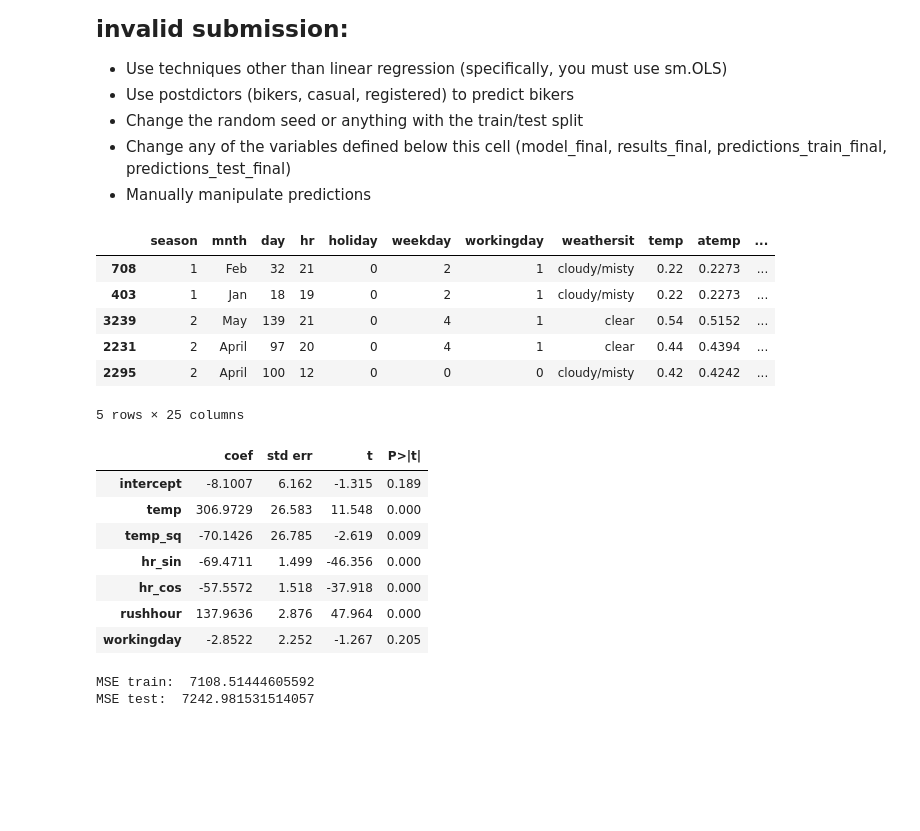
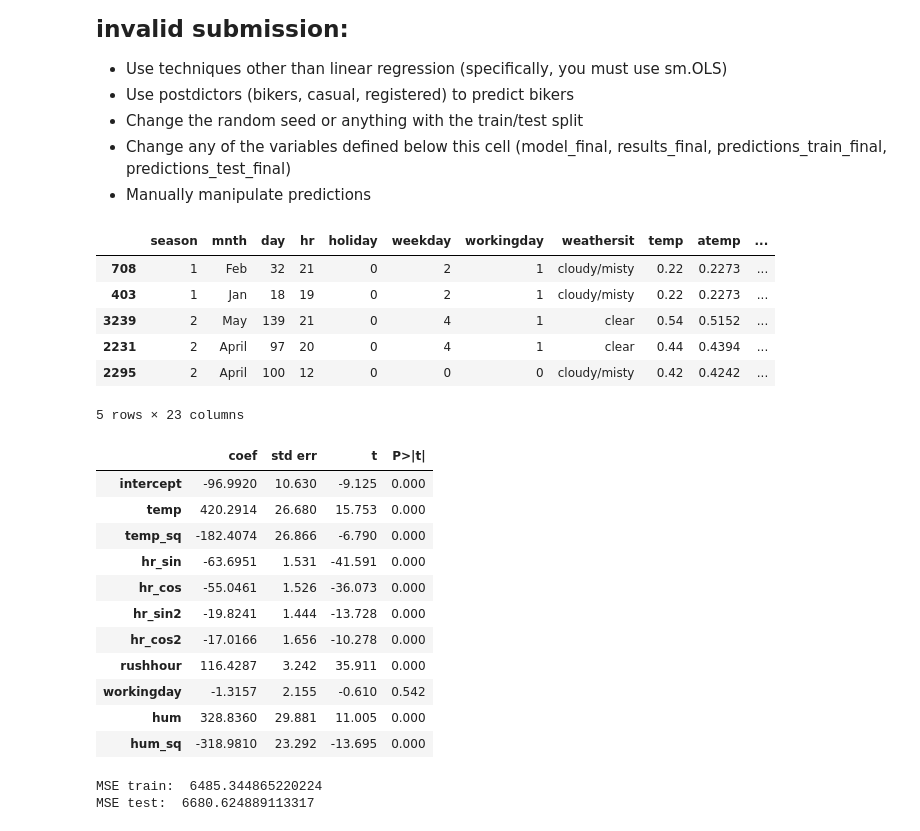
Before and after one commit to natkielem/code_2600, a Jupyter notebook: mod05_nonlinear.ipynb, the cells around one changed output. Drawn from its saved outputs; the diff is of its cells as text; code cells hidden in the pictures; blank space fills up the shorter version.

```diff
--- a/mod05_nonlinear.ipynb
+++ b/mod05_nonlinear.ipynb
@@ -305,6 +305,16 @@ plot_avg_actual_vs_predicted_by_feature(X=X_train,
 - Manually manipulate predictions
 # %%
 # Data pre-processing (on Train, Test, X_train, and X_test)
+
+Train['hr_sin2'] = round(np.sin(2*2*np.pi/24*Train['hr'].astype('int')),2)
+Test['hr_sin2'] = round(np.sin(2*2*np.pi/24*Test['hr'].astype('int')),2)
+X_train['hr_sin2'] = round(np.sin(2*2*np.pi/24*X_train['hr'].astype('int')),2)
+X_test['hr_sin2'] = round(np.sin(2*2*np.pi/24*X_test['hr'].astype('int')),2)
+
+Train['hr_cos2'] = round(np.cos(2*2*np.pi/24*Train['hr'].astype('int')),2)
+Test['hr_cos2'] = round(np.cos(2*2*np.pi/24*Test['hr'].astype('int')),2)
+X_train['hr_cos2'] = round(np.cos(2*2*np.pi/24*X_train['hr'].astype('int')),2)
+X_test['hr_cos2'] = round(np.cos(2*2*np.pi/24*X_test['hr'].astype('int')),2)
 
 # quadratic temperature term
 Train['temp_sq'] = Train['temp']**2
@@ -312,11 +322,11 @@ Test['temp_sq'] = Test['temp']**2
 X_train['temp_sq'] = X_train['temp']**2
 X_test['temp_sq'] = X_test['temp']**2
 
-# interaction: rushhour × workingday
-Train['rush_work'] = Train['rushhour'] * Train['workingday']
-Test['rush_work'] = Test['rushhour'] * Test['workingday']
-X_train['rush_work'] = X_train['rushhour'] * X_train['workingday']
-X_test['rush_work'] = X_test['rushhour'] * X_test['workingday']
+# quadratic humidity term
+Train['hum_sq'] = Train['hum']**2
+Test['hum_sq'] = Test['hum']**2
+X_train['hum_sq'] = X_train['hum']**2
+X_test['hum_sq'] = X_test['hum']**2
 
 # spot-check this
 Train.head()
@@ -327,31 +337,39 @@ Train.head()
 | 3239 | 2 | May | 139 | 21 | 0 | 4 | 1 | clear | 0.54 | 0.5152 | ... |
 | 2231 | 2 | April | 97 | 20 | 0 | 4 | 1 | clear | 0.44 | 0.4394 | ... |
 | 2295 | 2 | April | 100 | 12 | 0 | 0 | 0 | cloudy/misty | 0.42 | 0.4242 | ... |
-5 rows × 25 columns
+5 rows × 23 columns
 # %%
 # Build your linear regression model here.
 vars_to_include = [
     'intercept',
     'temp',
     'temp_sq',
     'hr_sin',
     'hr_cos',
+    'hr_sin2',
+    'hr_cos2',
     'rushhour',
     'workingday',
+    'hum',
+    'hum_sq'
 ]
 
 model_final = sm.OLS(y_train, X_train[vars_to_include])
 results_final = model_final.fit()
 summarize(results_final)
 # %% [output]
 |  | coef | std err | t | P>|t| |
-| intercept | -8.1007 | 6.162 | -1.315 | 0.189 |
-| temp | 306.9729 | 26.583 | 11.548 | 0.000 |
-| temp_sq | -70.1426 | 26.785 | -2.619 | 0.009 |
-| hr_sin | -69.4711 | 1.499 | -46.356 | 0.000 |
-| hr_cos | -57.5572 | 1.518 | -37.918 | 0.000 |
-| rushhour | 137.9636 | 2.876 | 47.964 | 0.000 |
-| workingday | -2.8522 | 2.252 | -1.267 | 0.205 |
+| intercept | -96.9920 | 10.630 | -9.125 | 0.000 |
+| temp | 420.2914 | 26.680 | 15.753 | 0.000 |
+| temp_sq | -182.4074 | 26.866 | -6.790 | 0.000 |
+| hr_sin | -63.6951 | 1.531 | -41.591 | 0.000 |
+| hr_cos | -55.0461 | 1.526 | -36.073 | 0.000 |
+| hr_sin2 | -19.8241 | 1.444 | -13.728 | 0.000 |
+| hr_cos2 | -17.0166 | 1.656 | -10.278 | 0.000 |
+| rushhour | 116.4287 | 3.242 | 35.911 | 0.000 |
+| workingday | -1.3157 | 2.155 | -0.610 | 0.542 |
+| hum | 328.8360 | 29.881 | 11.005 | 0.000 |
+| hum_sq | -318.9810 | 23.292 | -13.695 | 0.000 |
 # %%
 predictions_train_final = predict(X_train[vars_to_include], results_final)
 print('MSE train: ', mse(y_train, predictions_train_final))
@@ -359,8 +377,8 @@ print('MSE train: ', mse(y_train, predictions_train_final))
 predictions_test_final = predict(X_test[vars_to_include], results_final)
 print('MSE test: ', mse(y_test, predictions_test_final))
 # %% [output]
-MSE train:  7108.51444605592
-MSE test:  7242.981531514057
+MSE train:  6485.344865220224
+MSE test:  6680.624889113317
 # %%
 plot_avg_actual_vs_predicted_by_feature(X=X_train,
                                         y=y_train,
```
Also changed, not shown: parts of 1 cell of this notebook.
